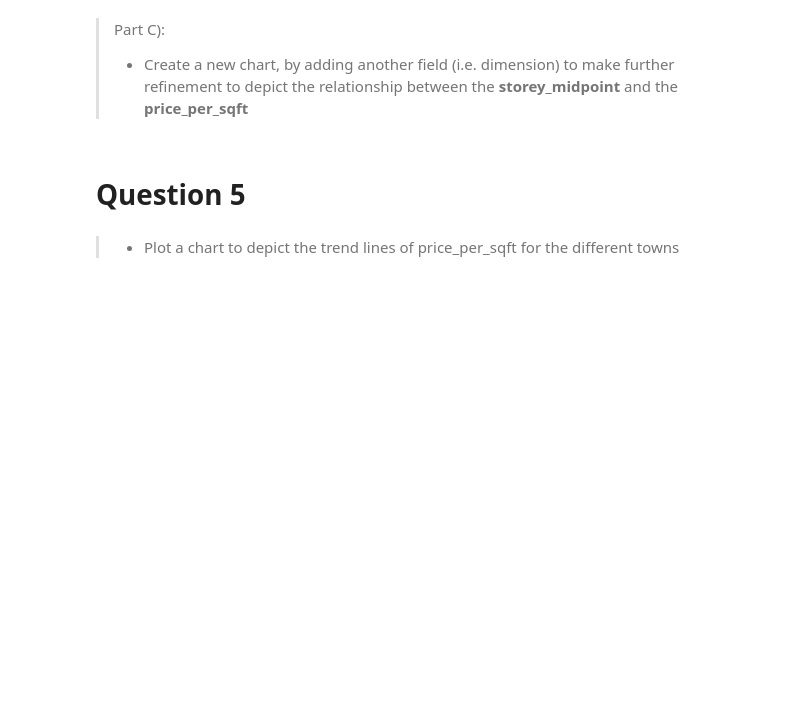
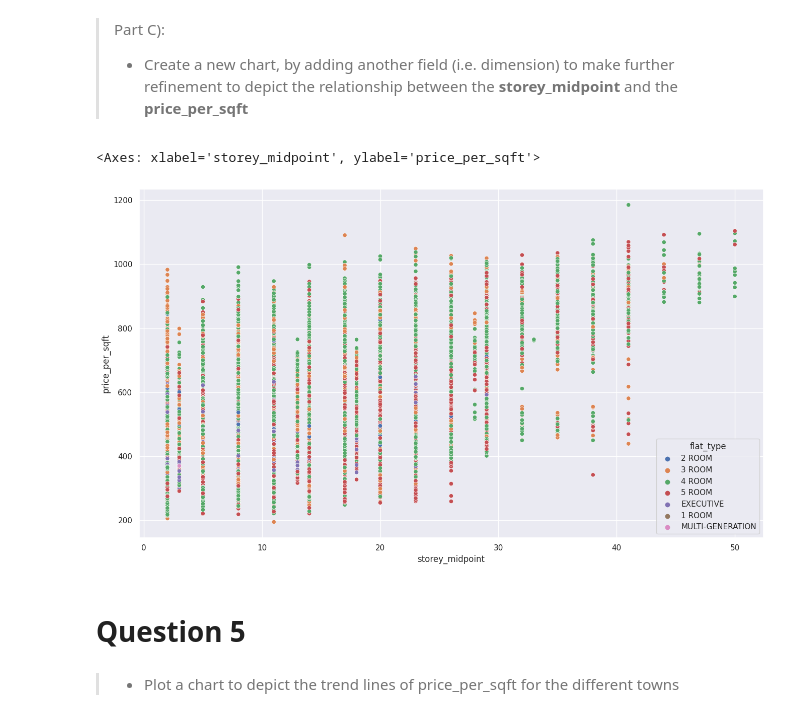
Before and after one commit to sadikinisaac/sadikinisaac, a Jupyter notebook: DC_Bootcamp_Week_8-Isaacsadikin.ipynb, the cells around one changed output. Saved outputs shown, nothing was run; the diff lists cells and outputs as text; code cells hidden in the pictures; blank space fills up the shorter version.

```diff
--- a/DC_Bootcamp_Week_8-Isaacsadikin.ipynb
+++ b/DC_Bootcamp_Week_8-Isaacsadikin.ipynb
@@ -319,6 +562,11 @@ Read them as separate dataframes and save them in a list variable called **dfs_r
 > - Create a new chart, by adding another field (i.e. dimension) to make further refinement to depict the relationship between the **storey_midpoint** and the **price_per_sqft**
 # %%
 <..>
+# %%
+sns.scatterplot(x='storey_midpoint', y='price_per_sqft', hue='flat_type', data=df)
+# %% [output]
+<Axes: xlabel='storey_midpoint', ylabel='price_per_sqft'>
+[figure, added]
 # %% [markdown]
 # Question 5
 # %% [markdown]
```
Also changed, not shown: parts of 47 cells of this notebook.
